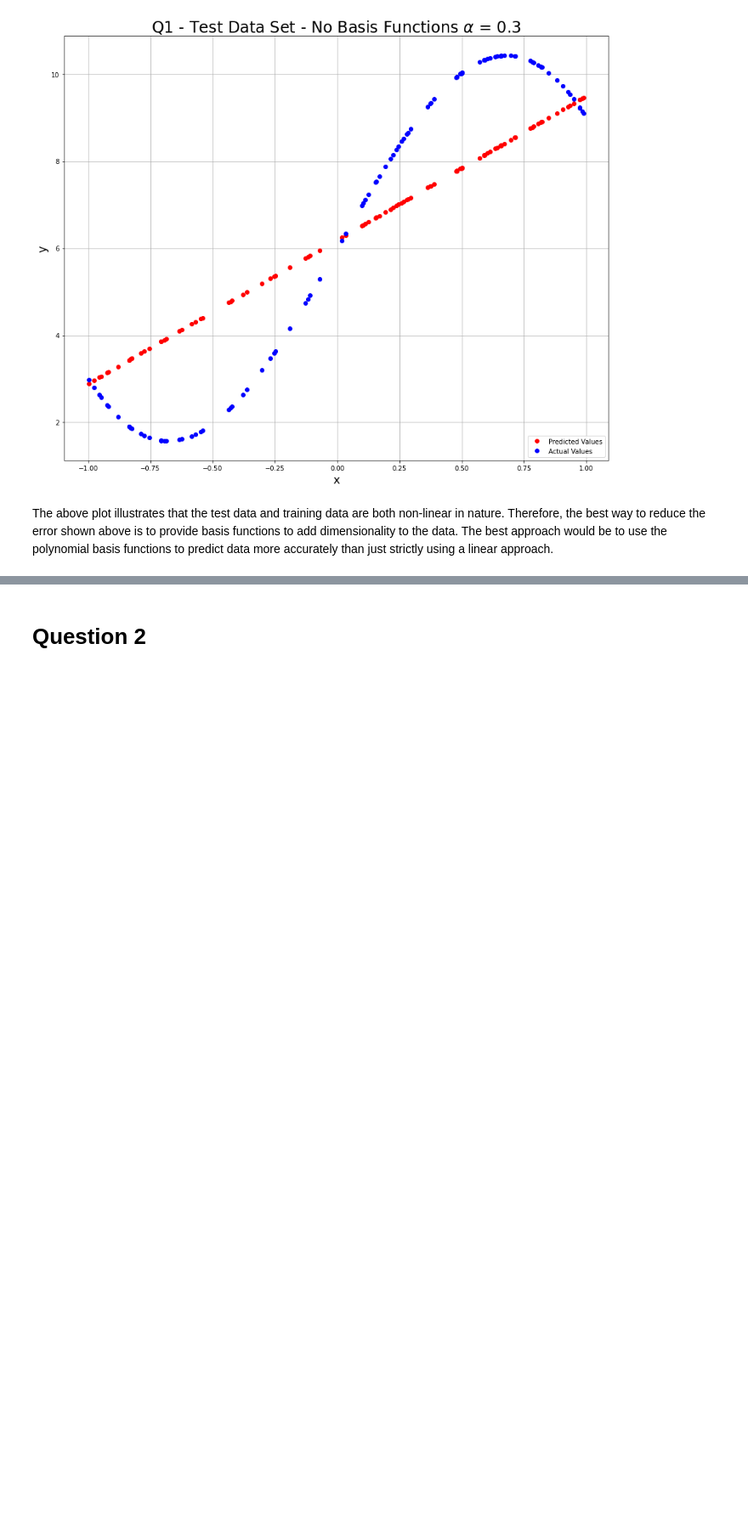
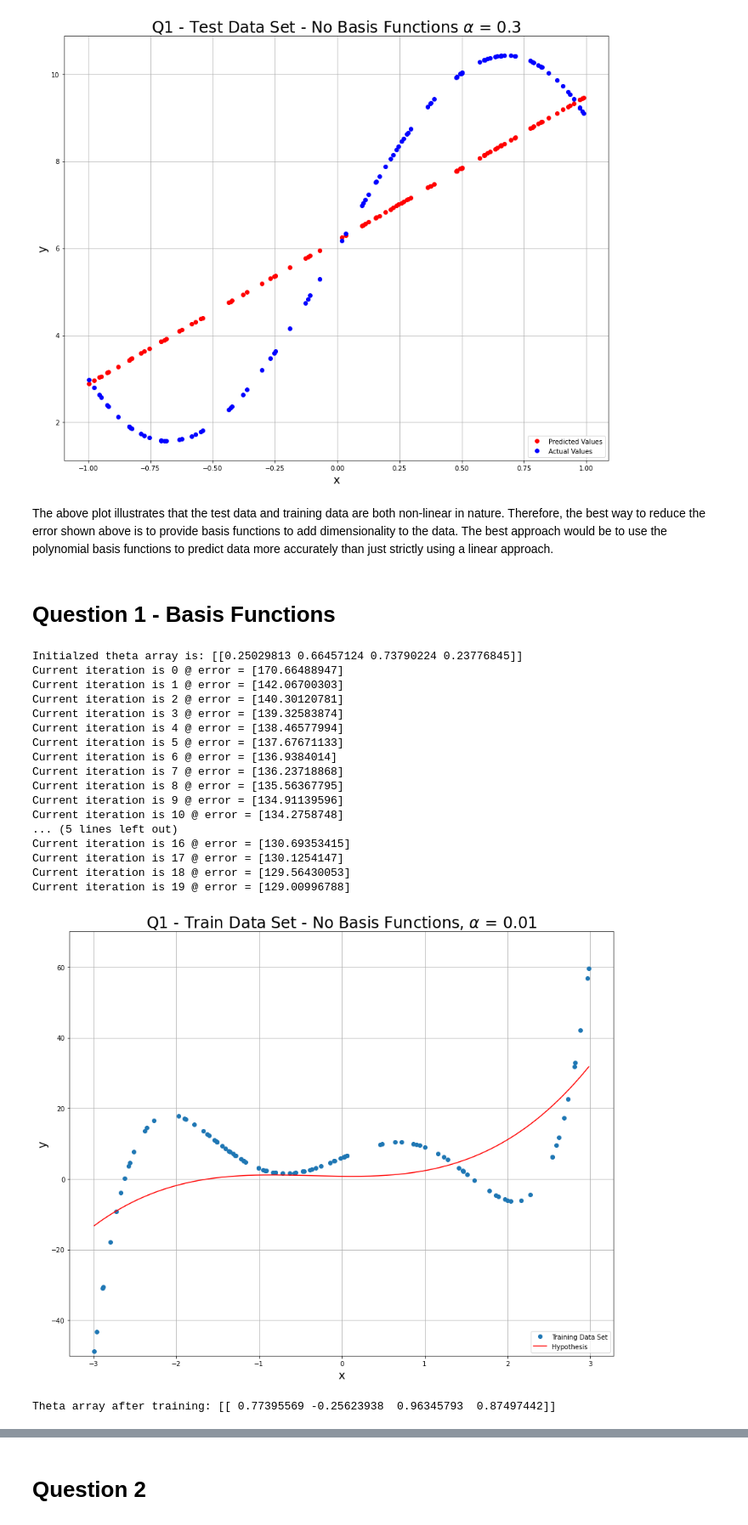
Before and after one commit to lrburle/ML_Assignment1, a Jupyter notebook: assignment1_LandonBurleson.ipynb, the cells around one changed output, grey strips where cells are left out. Shown at 85% size. Drawn from its saved outputs; the diff is of its cells as text; code cells hidden in the pictures; blank space fills up the shorter version.

```diff
--- a/assignment1_LandonBurleson.ipynb
+++ b/assignment1_LandonBurleson.ipynb
@@ -262,3 +265,5 @@ RMSE for the test data set is: [1.67963215]
 [figure]
 # %% [markdown]
 The above plot illustrates that the test data and training data are both non-linear in nature. Therefore, the best way to reduce the error shown above is to provide basis functions to add dimensionality to the data. The best approach would be to use the polynomial basis functions to predict data more accurately than just strictly using a linear approach.
+# %% [markdown]
+# Question 1 - Basis Functions
@@ -264,0 +297,52 @@ The above plot illustrates that the test data and training data are both non-lin
+# %%
+#Plot the initial training data and hypothesis function.
+plt.figure(0, figsize=[15, 12])
+plt.xlabel('x', fontsize=18)
+plt.ylabel('y', fontsize=18)
+plt.title(f'Q1 - Train Data Set - No Basis Functions, ' + r'$\alpha$ = ' + f'{a1.a}', fontsize=24)
+plt.ylim(-50, 70)
+og, hypth = plt.plot(x_train[:, 1], y_train, 'o', x, h, 'r-')
+
+hypth.set_label('Hypothesis')
+og.set_label('Training Data Set')
+plt.legend(loc='lower right')
+plt.grid()
+
+print(f'Initialzed theta array is: {a1.theta}')
+
+iterations = 20
+for k in range(iterations):
+        print(f'Current iteration is {k} @ error = {error[-1]}')
+        a1.gradientDescent(x_train, y_train)
+        x, h = a1.hypothesisDataGeneration(np.min(x_train[:, 1]),np.max(x_train[:,1]), order)
+        error.append(a1.costFunction(x_train, y_train))
+        epsilon = np.abs(error[-1] - error[-2])
+        hypth.set_ydata(h)
+        plt.draw()
+        if (epsilon < 10e-6):
+                print('Convergence threshold met.')
+                break
+
+plt.show()
+
+print(f'Theta array after training: {a1.theta}')
+# %% [output]
+Initialzed theta array is: [[0.25029813 0.66457124 0.73790224 0.23776845]]
+Current iteration is 0 @ error = [170.66488947]
+Current iteration is 1 @ error = [142.06700303]
+Current iteration is 2 @ error = [140.30120781]
+Current iteration is 3 @ error = [139.32583874]
+Current iteration is 4 @ error = [138.46577994]
+Current iteration is 5 @ error = [137.67671133]
+Current iteration is 6 @ error = [136.9384014]
+Current iteration is 7 @ error = [136.23718868]
+Current iteration is 8 @ error = [135.56367795]
+Current iteration is 9 @ error = [134.91139596]
+Current iteration is 10 @ error = [134.2758748]
+... (5 lines left out)
+Current iteration is 16 @ error = [130.69353415]
+Current iteration is 17 @ error = [130.1254147]
+Current iteration is 18 @ error = [129.56430053]
+Current iteration is 19 @ error = [129.00996788]
+[figure, added]
+Theta array after training: [[ 0.77395569 -0.25623938  0.96345793  0.87497442]]
```
Also changed, not shown: parts of 21 cells of this notebook.
